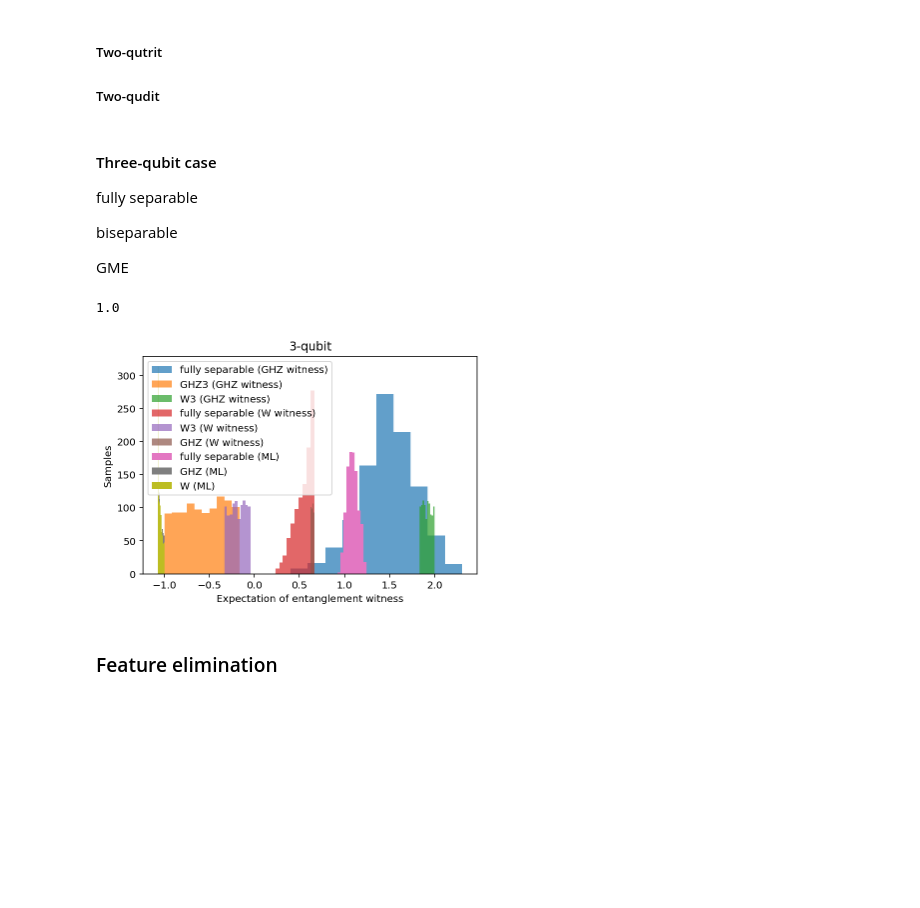
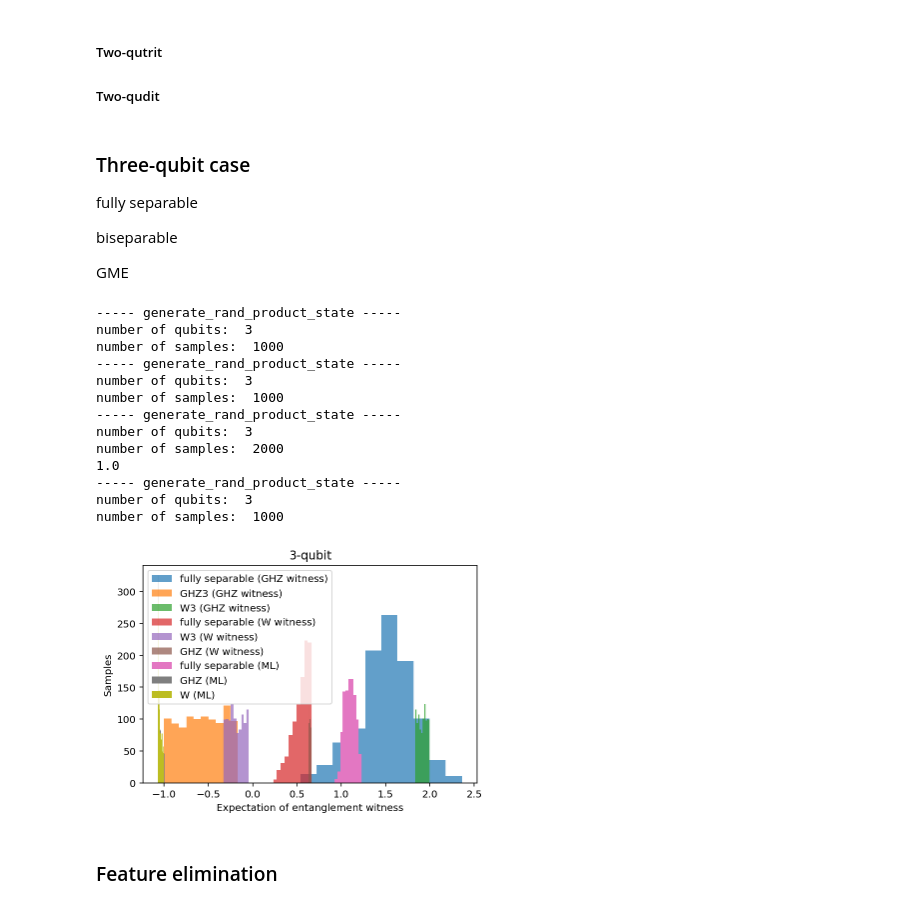
Before and after one commit to Jue-Xu/Entanglement-Witness, a Jupyter notebook: notebook/entangle.ipynb, the cells around one changed output. Saved outputs shown, nothing was run; the diff lists cells and outputs as text; code cells hidden in the pictures; blank space fills up the shorter version.

```diff
--- a/notebook/entangle.ipynb
+++ b/notebook/entangle.ipynb
@@ -468,10 +478,0 @@ measure_observable(state, op, targets=None)
-# %%
-# bell state
-
-b = Bloch()
-# pnt = [1/np.sqrt(3), 1/np.sqrt(3), 1/np.sqrt(3)]
-# b.add_points(pnt)
-b.add_states([rand_ket(2) for i in range(200)])
-b.render()
-b.show()
-# bell_state(state='00')
@@ -529,7 +486,7 @@ x = basis(3, 2)
 M = ket2dm(x)
 print(M)
 # %% [markdown]
-#### Three-qubit case
+### Three-qubit case
 fully separable
 
 biseparable
@@ -539,32 +496,25 @@ GME
 size_train = 1000
 size_test = 1000
 
-# rand_ket
+# three-qubit tomographic ansatz
 three_pauli = [tensor([a,b,c]) for a in pauli_operators for b in pauli_operators for c in pauli_operators]
 
 # GHZ
-# random_white_noise_p = [random.random()/3 for i in range(size_train)]
-# ghz_3_density
-def generate_noisy_ghz(d,m):
-    return [ ket2dm(ghz_state(N=d)) * (1 - p_noise) +  p_noise /(2**3) * qeye([2, 2, 2]) for p_noise in [random.random()/3 for i in range(m)] ]
+ghz_3_density = generate_noisy_ghz_ensemble(n=3,m=size_train,noise_limit=1/3)
+# W
+w_3_density = generate_noisy_w_ensemble(n=3,m=size_train,noise_limit=1/3)
 
-def generate_noisy_w(d,m):
-    return [ ket2dm(w_state(N=d)) * (1 - p_noise) +  p_noise /(2**3) * qeye([2, 2, 2]) for p_noise in [random.random()/3 for i in range(m)] ]
-
-ghz_3_density = [ ket2dm(ghz_state(N=3)) * (1 - p) +  p /(2**3) * qeye([2, 2, 2]) for p in [random.random()/3 for i in range(size_train)] ]
-# W
-w_3_density = [ ket2dm(w_state(N=3)) * (1 - p_noise) +  p_noise / (2**3) * qeye([2, 2, 2]) for p_noise in [random.random()/3 for i in range(size_train)] ]
 
 fig, ax = plt.subplots(figsize=(6, 4))
 
-
-# rigorous entanglement witness
+# rigorous entanglement witness - local measurements
 witness_ghz_3 =  3/2 * qeye([2, 2, 2]) - tensor([sigmax(), sigmax(), sigmax()]) - 1/2 * (tensor([sigmaz(), sigmaz(), qeye([2])]) + tensor([qeye([2]), sigmaz(), sigmaz()]) + tensor([sigmaz(), qeye([2]), sigmaz()]))
 
+# rigorous entanglement witness - projection
 witness_w_3_project = 2/3 * qeye([2, 2, 2]) - ket2dm(w_state(N=3))
 
 expect_fully_separable_3 = [
-    expect(witness_ghz_3, state) for state in generate_rand_3_qubit_pure_product_state(3,size_train)
+    expect(witness_ghz_3, state) for state in generate_rand_product_state(3,size_train)
 ]
 ax.hist(expect_fully_separable_3, alpha=0.7)
 # ax.plot(expect_fully_separable_3)
@@ -593,7 +543,7 @@ expect_ghz_witness_w_3 = [ expect(witness_ghz_3, state) for state in w_3_density
 ax.hist(expect_ghz_witness_w_3, alpha=0.7, bins=10)
 
 expect_fully_separable_3_w = [
-    expect(witness_w_3_project, state) for state in generate_rand_3_qubit_pure_product_state(3,size_train)
+    expect(witness_w_3_project, state) for state in generate_rand_product_state(n=3,m=size_train)
 ]
 ax.hist(expect_fully_separable_3_w, alpha=0.7)
 
@@ -611,7 +561,7 @@ feature_ghz_3 = [expect(three_pauli, state) for state in ghz_3_density]
 feature_w_3 = [expect(three_pauli, state) for state in w_3_density]
 feature_product_3 = [
     expect(three_pauli, state)
-    for state in generate_rand_3_qubit_pure_product_state(3, 2 * size_train)
+    for state in generate_rand_product_state(3, 2 * size_train)
 ]
 
 X = feature_ghz_3 + feature_w_3 + feature_product_3
@@ -621,7 +571,7 @@ clf = svm.SVC()
 clf.fit(X, Y)
 print(clf.score(X, Y))
 
-test_three_1 = generate_rand_3_qubit_pure_product_state(3, size_test)
+test_three_1 = generate_rand_product_state(3, size_test)
 # test_1 = generate_two_qubit_random_pure_state_PPT(size_test)[1]
 feature_three_1 = [expect(three_pauli, state) for state in test_three_1]
 prediction_three_1 = clf.predict(feature_three_1)
@@ -629,42 +579,54 @@ prediction_three_1 = clf.predict(feature_three_1)
 decision_three_1 = clf.decision_function(feature_three_1)
 ax.hist(decision_three_1)
 
-test_three_ghz = generate_noisy_ghz(3,size_test)
+test_three_ghz = generate_noisy_ghz_ensemble(n=3,m=size_test,noise_limit=1/3)
 # test_1 = generate_two_qubit_random_pure_state_PPT(size_test)[1]
 feature_three_ghz = [expect(three_pauli, state) for state in test_three_ghz]
 prediction_three_ghz = clf.predict(feature_three_ghz)
 # print(prediction_three_ghz)
 decision_three_ghz = clf.decision_function(feature_three_ghz)
 ax.hist(decision_three_ghz)
 
-test_three_w = generate_noisy_w(3,size_test)
+test_three_w = generate_noisy_w_ensemble(n=3,m=size_test,noise_limit=1/3)
 # test_1 = generate_two_qubit_random_pure_state_PPT(size_test)[1]
 feature_three_w = [expect(three_pauli, state) for state in test_three_w]
 prediction_three_w = clf.predict(feature_three_w)
 # print(prediction_three_w)
 decision_three_w = clf.decision_function(feature_three_w)
 ax.hist(decision_three_w)
 
 # ax.text(4, 0.4, r'$$')
 ax.set_ylabel('Samples')
 # ax.set_ylabel(r'$ \tr (W \rho ) $')
 ax.set_xlabel('Expectation of entanglement witness')
 ax.set_title('3-qubit')
 ax.legend(('fully separable (GHZ witness)', 'GHZ3 (GHZ witness)',
            'W3 (GHZ witness)', 'fully separable (W witness)','W3 (W witness)', 'GHZ (W witness)', 'fully separable (ML)', 'GHZ (ML)', 'W (ML)'),
           loc='upper left')
 # ax.legend(('fully separable (GHZ witness)', 'GHZ3 (GHZ witness)',
 #            'GHZ3 (projection GHZ witness)', 'W3 (projection GHZ witness)',
 #            'W3 (GHZ witness)', 'stabilizer', 'ML ansatz', 'bell inequality'),
 #           loc='upper left')
 # fig.show()
 plt.savefig('three_qubit_hist.png', dpi=300)
 
 # ansatz
 three_pauli = [tensor([a,b,c]) for a in pauli_operators for b in pauli_operators for c in pauli_operators]
 # %% [output]
+----- generate_rand_product_state -----
+number of qubits:  3
+number of samples:  1000
+----- generate_rand_product_state -----
+number of qubits:  3
+number of samples:  1000
+----- generate_rand_product_state -----
+number of qubits:  3
+number of samples:  2000
 1.0
+----- generate_rand_product_state -----
+number of qubits:  3
+number of samples:  1000
-[figure, old version]
+[figure, new version]
 # %% [markdown]
 ### Feature elimination
 # %%
```
Also changed, not shown: parts of 17 cells of this notebook, 9 other files.
